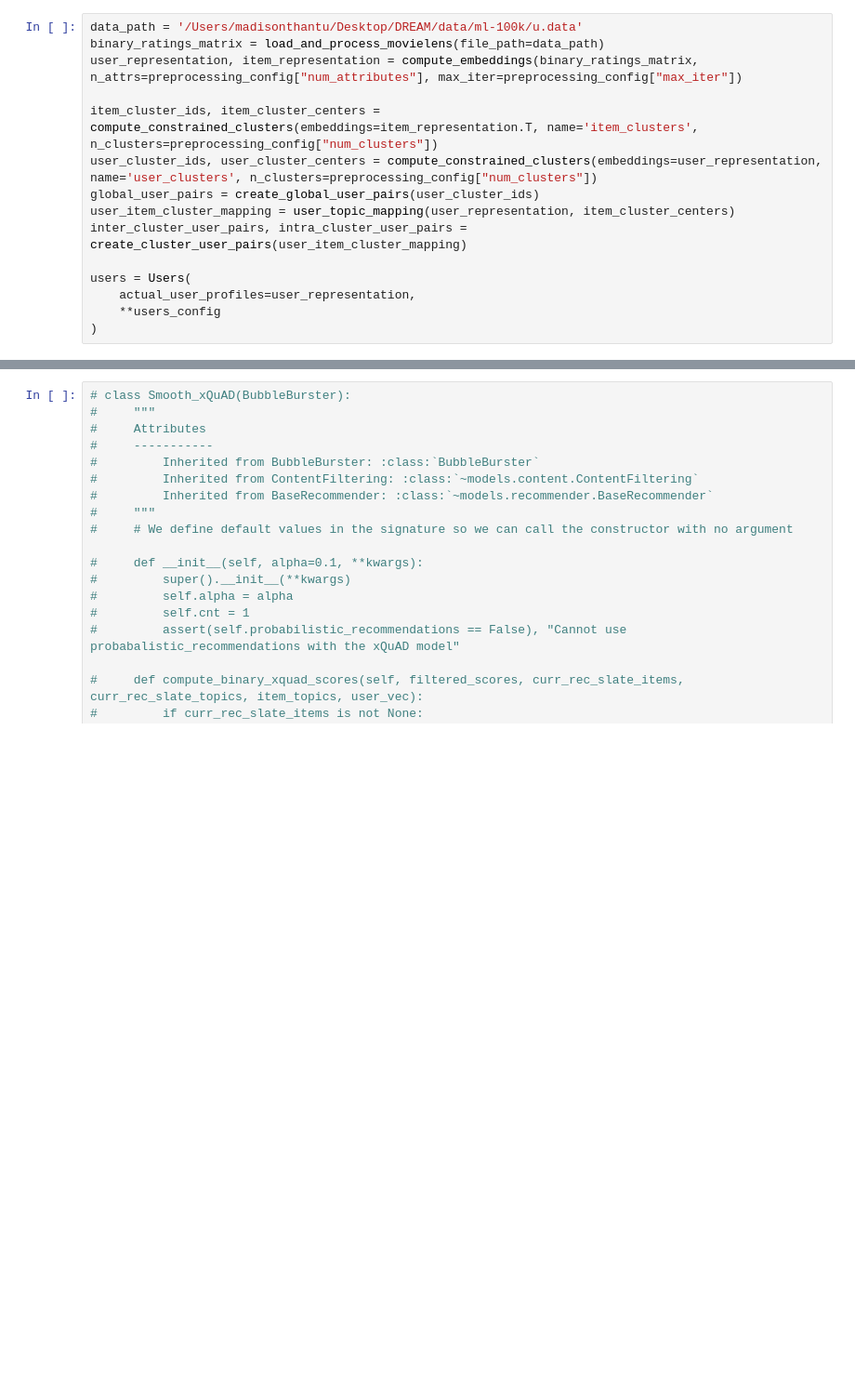
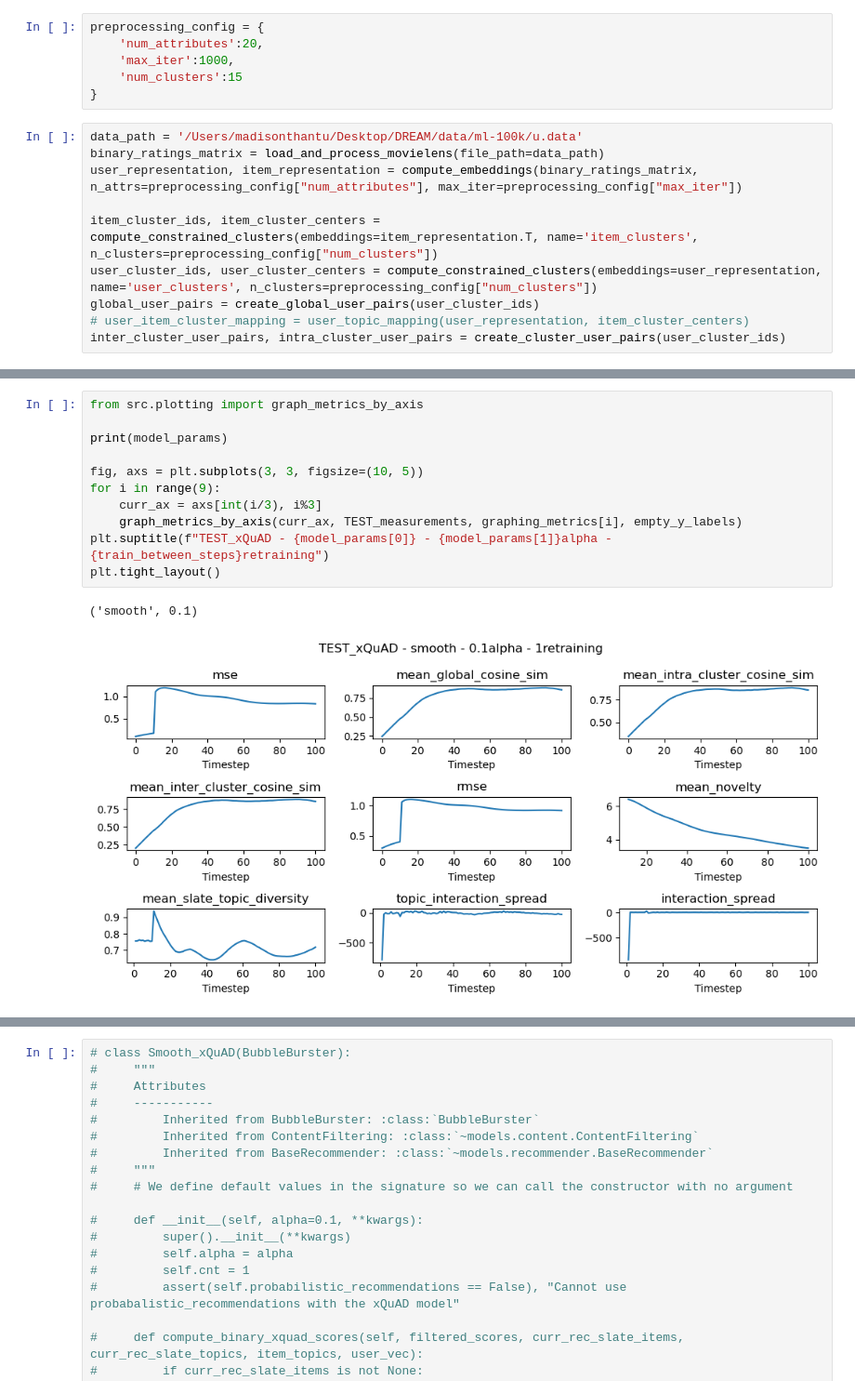
Before and after one commit to madisonthantu/T-RECS-RS-research, a Jupyter notebook: wrapper/models/test_smooth_xQuAD.ipynb, the cells around one changed output, grey strips where cells are left out. Shown: that part at 93% size. Cells and saved outputs as stored; diff of their text form; blank space fills up the shorter version.

```diff
--- a/wrapper/models/test_smooth_xQuAD.ipynb
+++ b/wrapper/models/test_smooth_xQuAD.ipynb
@@ -42,3 +25,9 @@ model_config = {
+# %%
+preprocessing_config = {
+    'num_attributes':20,
+    'max_iter':1000,
+    'num_clusters':15
+}
 # %%
 data_path = '/Users/madisonthantu/Desktop/DREAM/data/ml-100k/u.data'
 binary_ratings_matrix = load_and_process_movielens(file_path=data_path)
@@ -47,10 +36,5 @@ user_representation, item_representation = compute_embeddings(binary_ratings_mat
 item_cluster_ids, item_cluster_centers = compute_constrained_clusters(embeddings=item_representation.T, name='item_clusters', n_clusters=preprocessing_config["num_clusters"])
 user_cluster_ids, user_cluster_centers = compute_constrained_clusters(embeddings=user_representation, name='user_clusters', n_clusters=preprocessing_config["num_clusters"])
 global_user_pairs = create_global_user_pairs(user_cluster_ids)
-user_item_cluster_mapping = user_topic_mapping(user_representation, item_cluster_centers)
-inter_cluster_user_pairs, intra_cluster_user_pairs = create_cluster_user_pairs(user_item_cluster_mapping)
-
-users = Users(
-    actual_user_profiles=user_representation,
-    **users_config
-)
+# user_item_cluster_mapping = user_topic_mapping(user_representation, item_cluster_centers)
+inter_cluster_user_pairs, intra_cluster_user_pairs = create_cluster_user_pairs(user_cluster_ids)
@@ -76,0 +258,14 @@ metric_to_y_label = {
+# %%
+from src.plotting import graph_metrics_by_axis
+
+print(model_params)
+
+fig, axs = plt.subplots(3, 3, figsize=(10, 5))
+for i in range(9):
+    curr_ax = axs[int(i/3), i%3]
+    graph_metrics_by_axis(curr_ax, TEST_measurements, graphing_metrics[i], empty_y_labels)
+plt.suptitle(f"TEST_xQuAD - {model_params[0]} - {model_params[1]}alpha - {train_between_steps}retraining")
+plt.tight_layout()
+# %% [output]
+('smooth', 0.1)
+[figure, added]
```
Also changed, not shown: parts of 19 cells of this notebook, 32 other files.
